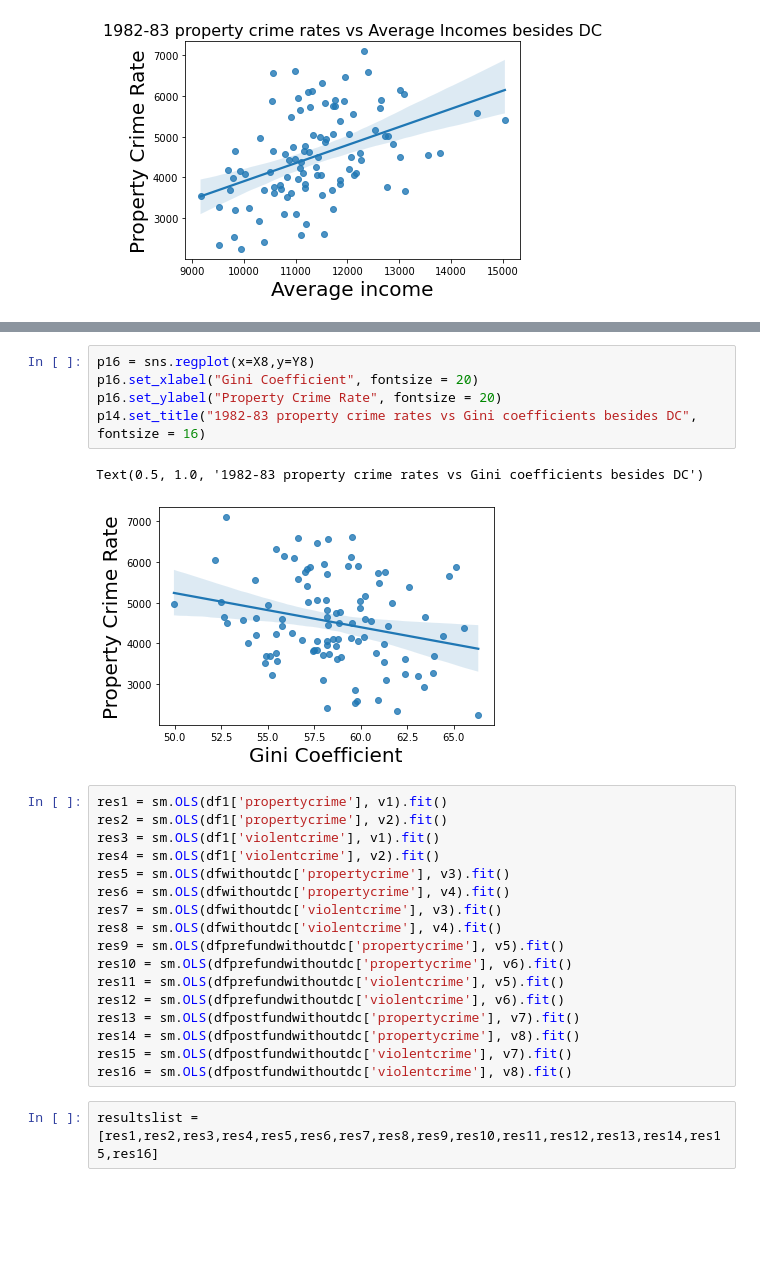
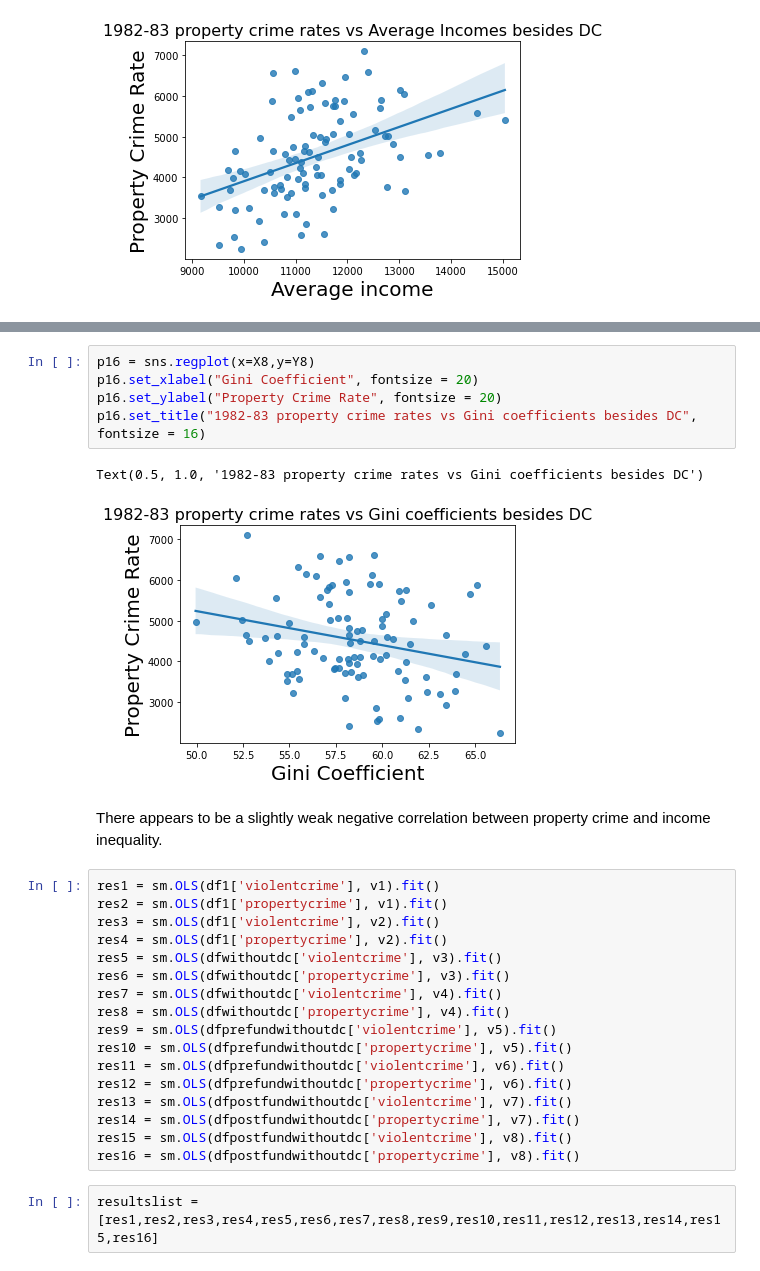
Before and after one commit to anishmitra9666/Alaskapermanentfund, a Jupyter notebook: analysiscode.ipynb, the cells around one changed output, grey strips where cells are left out. Saved outputs shown, nothing was run; the diff lists cells and outputs as text; blank space fills up the shorter version.

```diff
--- a/analysiscode.ipynb
+++ b/analysiscode.ipynb
@@ -333,28 +353,30 @@ Text(0.5, 1.0, '1982-83 violent crime rates vs Gini coefficients besides DC')
 # %%
 p16 = sns.regplot(x=X8,y=Y8)
 p16.set_xlabel("Gini Coefficient", fontsize = 20)
 p16.set_ylabel("Property Crime Rate", fontsize = 20)
-p14.set_title("1982-83 property crime rates vs Gini coefficients besides DC", fontsize = 16)
+p16.set_title("1982-83 property crime rates vs Gini coefficients besides DC", fontsize = 16)
 # %% [output]
 Text(0.5, 1.0, '1982-83 property crime rates vs Gini coefficients besides DC')
-[figure, old version]
+[figure, new version]
+# %% [markdown]
+There appears to be a slightly weak negative correlation between property crime and income inequality.
 # %%
-res1 = sm.OLS(df1['propertycrime'], v1).fit()
-res2 = sm.OLS(df1['propertycrime'], v2).fit()
-res3 = sm.OLS(df1['violentcrime'], v1).fit()
-res4 = sm.OLS(df1['violentcrime'], v2).fit()
-res5 = sm.OLS(dfwithoutdc['propertycrime'], v3).fit()
-res6 = sm.OLS(dfwithoutdc['propertycrime'], v4).fit()
-res7 = sm.OLS(dfwithoutdc['violentcrime'], v3).fit()
-res8 = sm.OLS(dfwithoutdc['violentcrime'], v4).fit()
-res9 = sm.OLS(dfprefundwithoutdc['propertycrime'], v5).fit()
-res10 = sm.OLS(dfprefundwithoutdc['propertycrime'], v6).fit()
-res11 = sm.OLS(dfprefundwithoutdc['violentcrime'], v5).fit()
-res12 = sm.OLS(dfprefundwithoutdc['violentcrime'], v6).fit()
-res13 = sm.OLS(dfpostfundwithoutdc['propertycrime'], v7).fit()
-res14 = sm.OLS(dfpostfundwithoutdc['propertycrime'], v8).fit()
-res15 = sm.OLS(dfpostfundwithoutdc['violentcrime'], v7).fit()
-res16 = sm.OLS(dfpostfundwithoutdc['violentcrime'], v8).fit()
+res1 = sm.OLS(df1['violentcrime'], v1).fit()
+res2 = sm.OLS(df1['propertycrime'], v1).fit()
+res3 = sm.OLS(df1['violentcrime'], v2).fit()
+res4 = sm.OLS(df1['propertycrime'], v2).fit()
+res5 = sm.OLS(dfwithoutdc['violentcrime'], v3).fit()
+res6 = sm.OLS(dfwithoutdc['propertycrime'], v3).fit()
+res7 = sm.OLS(dfwithoutdc['violentcrime'], v4).fit()
+res8 = sm.OLS(dfwithoutdc['propertycrime'], v4).fit()
+res9 = sm.OLS(dfprefundwithoutdc['violentcrime'], v5).fit()
+res10 = sm.OLS(dfprefundwithoutdc['propertycrime'], v5).fit()
+res11 = sm.OLS(dfprefundwithoutdc['violentcrime'], v6).fit()
+res12 = sm.OLS(dfprefundwithoutdc['propertycrime'], v6).fit()
+res13 = sm.OLS(dfpostfundwithoutdc['violentcrime'], v7).fit()
+res14 = sm.OLS(dfpostfundwithoutdc['propertycrime'], v7).fit()
+res15 = sm.OLS(dfpostfundwithoutdc['violentcrime'], v8).fit()
+res16 = sm.OLS(dfpostfundwithoutdc['propertycrime'], v8).fit()
 # %%
 resultslist = [res1,res2,res3,res4,res5,res6,res7,res8,res9,res10,res11,res12,res13,res14,res15,res16]
 # %%
```
Also changed, not shown: parts of 18 cells of this notebook.
